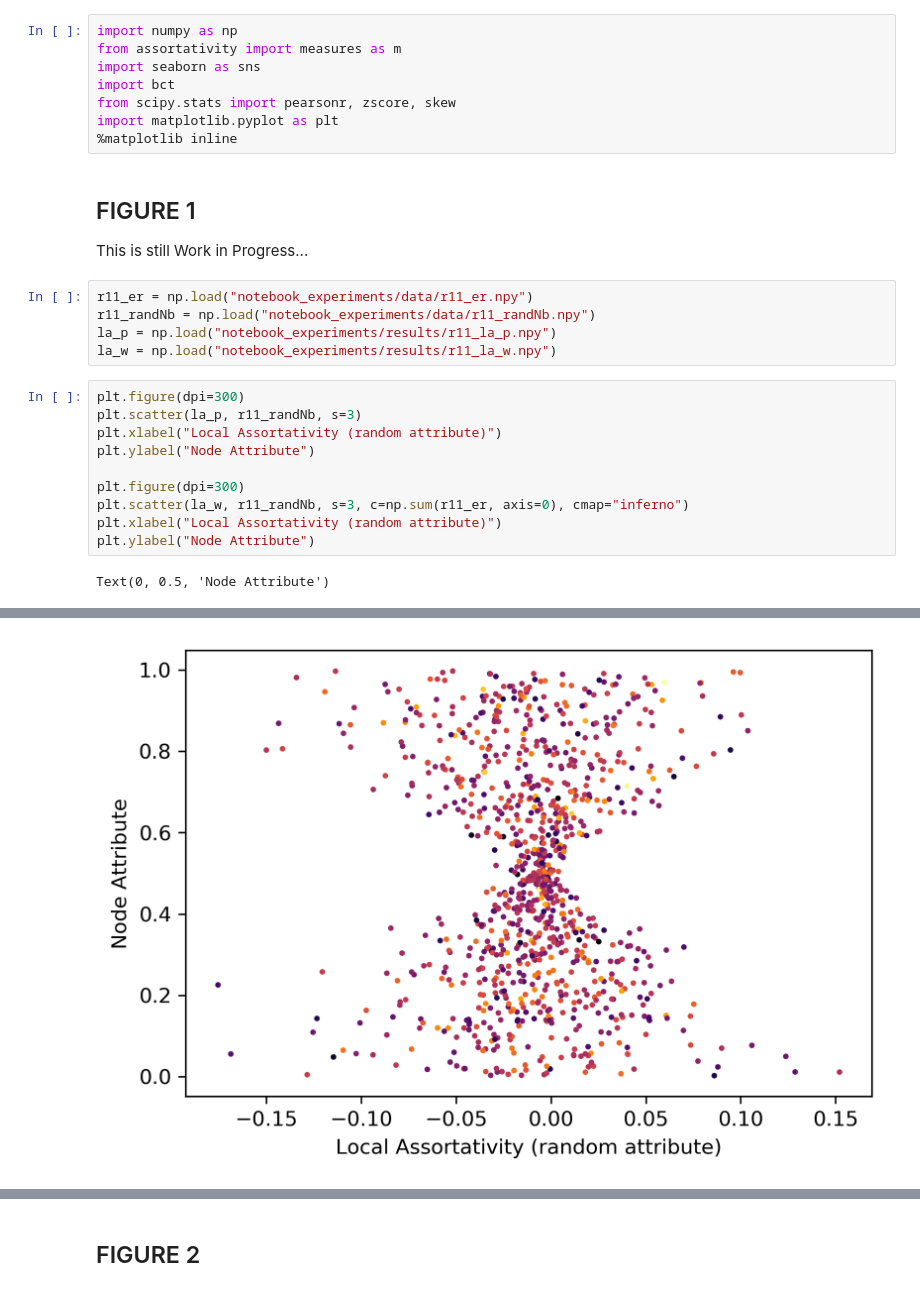
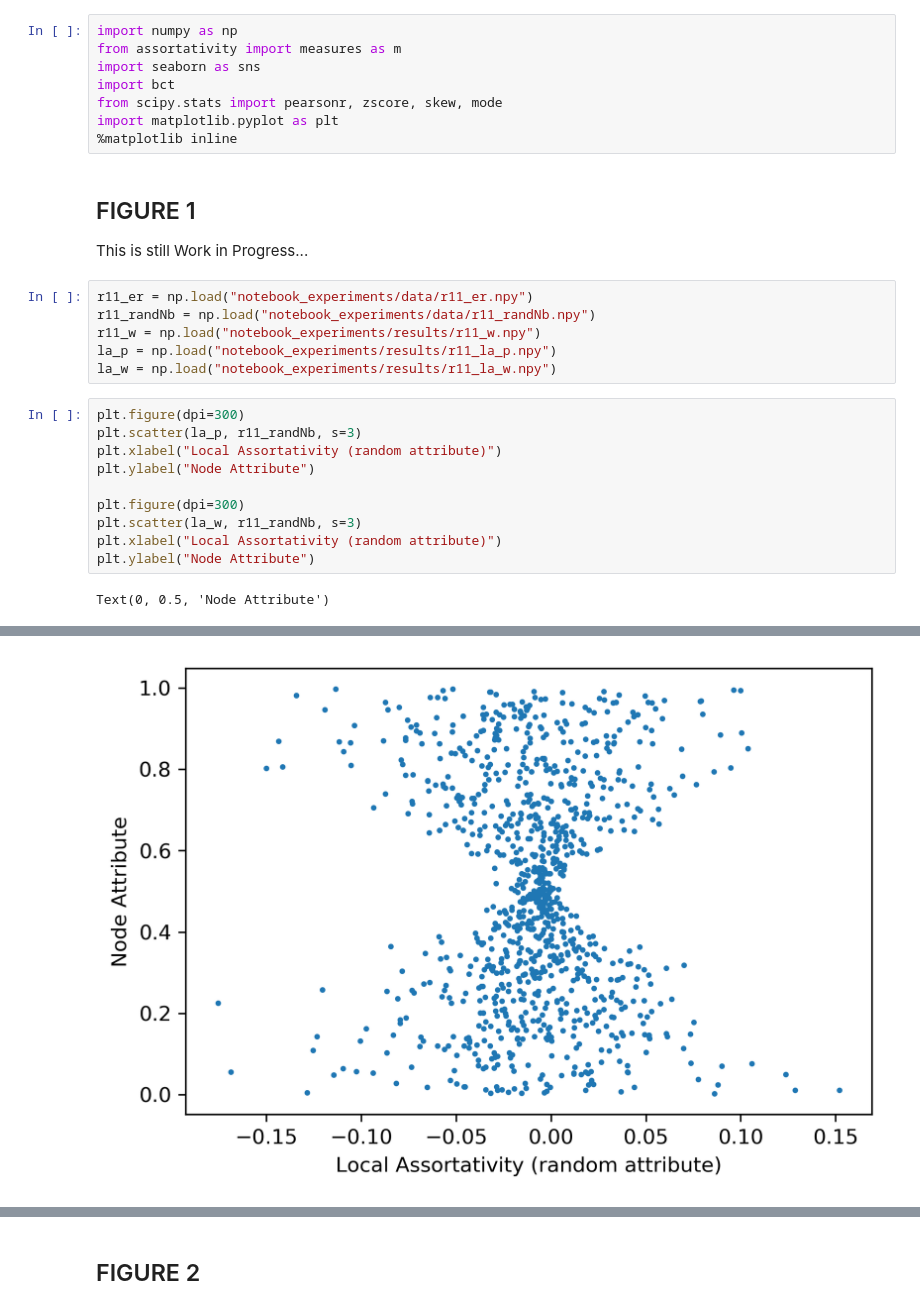
Before and after one commit to VinceBaz/projects_networks, a Jupyter notebook: experiments.ipynb, the cells around one changed output, grey strips where cells are left out. Saved outputs shown, nothing was run; the diff lists cells and outputs as text.

```diff
--- a/experiments.ipynb
+++ b/experiments.ipynb
@@ -3,7 +3,7 @@ import numpy as np
 from assortativity import measures as m
 import seaborn as sns
 import bct
-from scipy.stats import pearsonr, zscore, skew
+from scipy.stats import pearsonr, zscore, skew, mode
 import matplotlib.pyplot as plt
 %matplotlib inline
 # %% [markdown]
@@ -12,19 +12,20 @@ This is still Work in Progress...
 # %%
 r11_er = np.load("notebook_experiments/data/r11_er.npy")
 r11_randNb = np.load("notebook_experiments/data/r11_randNb.npy")
+r11_w = np.load("notebook_experiments/results/r11_w.npy")
 la_p = np.load("notebook_experiments/results/r11_la_p.npy")
 la_w = np.load("notebook_experiments/results/r11_la_w.npy")
 # %%
 plt.figure(dpi=300)
 plt.scatter(la_p, r11_randNb, s=3)
 plt.xlabel("Local Assortativity (random attribute)")
 plt.ylabel("Node Attribute")
 
 plt.figure(dpi=300)
-plt.scatter(la_w, r11_randNb, s=3, c=np.sum(r11_er, axis=0), cmap="inferno")
+plt.scatter(la_w, r11_randNb, s=3)
 plt.xlabel("Local Assortativity (random attribute)")
 plt.ylabel("Node Attribute")
 # %% [output]
 Text(0, 0.5, 'Node Attribute')
 [figure]
-[figure, old version]
+[figure, new version]
```
Also changed, not shown: parts of 21 cells of this notebook, 7 other files.
